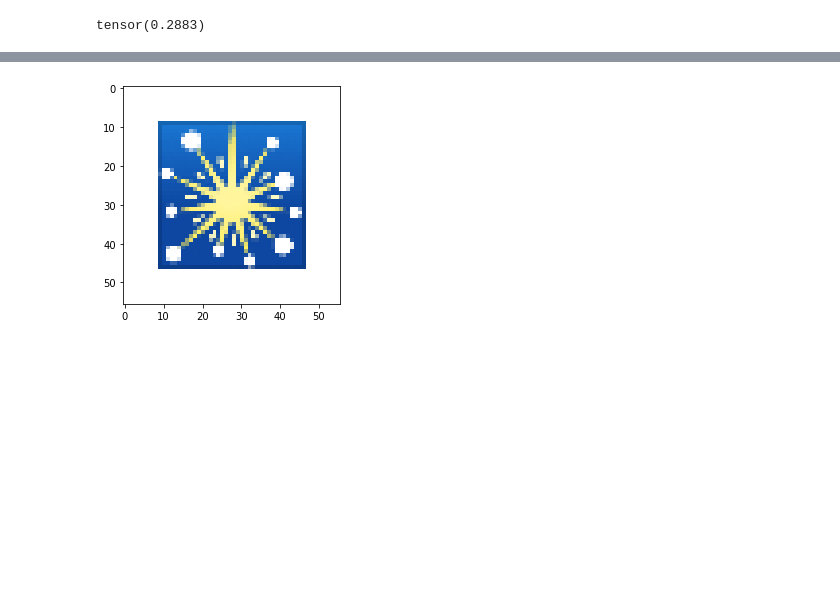
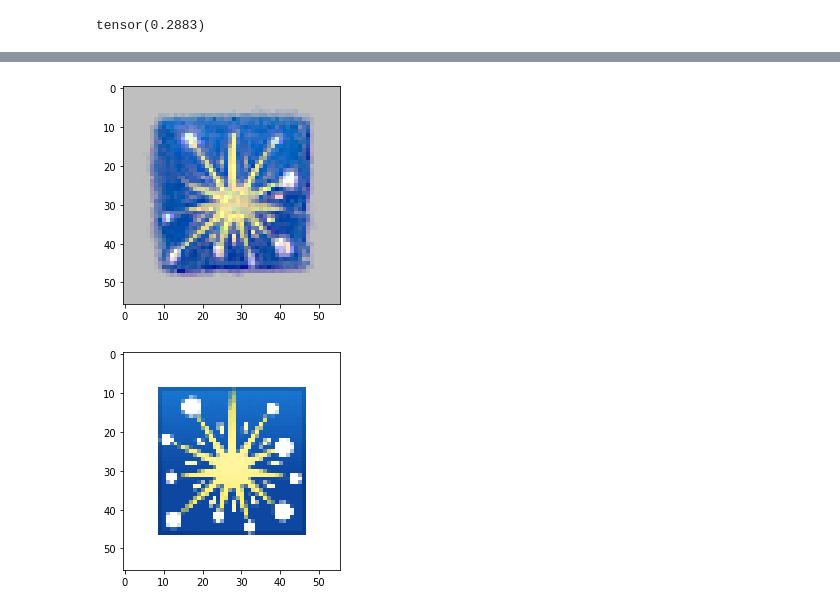
Before and after one commit to LetteraUnica/neural_cellular_automata, a Jupyter notebook: pytorch_ca/GrowingCA.ipynb, the cells around one changed output, grey strips where cells are left out. Drawn from its saved outputs; the diff is of its cells as text; code cells hidden in the pictures; blank space fills up the shorter version.

```diff
--- a/pytorch_ca/GrowingCA.ipynb
+++ b/pytorch_ca/GrowingCA.ipynb
@@ -102,3 +107,12 @@ Clipping input data to the valid range for imshow with RGB data ([0..1] for floa
+# %%
+# Plots the learned CA
+x, _ = pool.sample(1)
+x = x.to(device)
+x = model.evolve(x, N_ITERS+10)
+
+imshow(TraintoFloat(x[0],-1,1))
+# %% [output]
+[figure, added]
 # %%
 # Plots the true emoji
 imshow(Pad(target))
```
Also changed, not shown: parts of 6 cells of this notebook.
